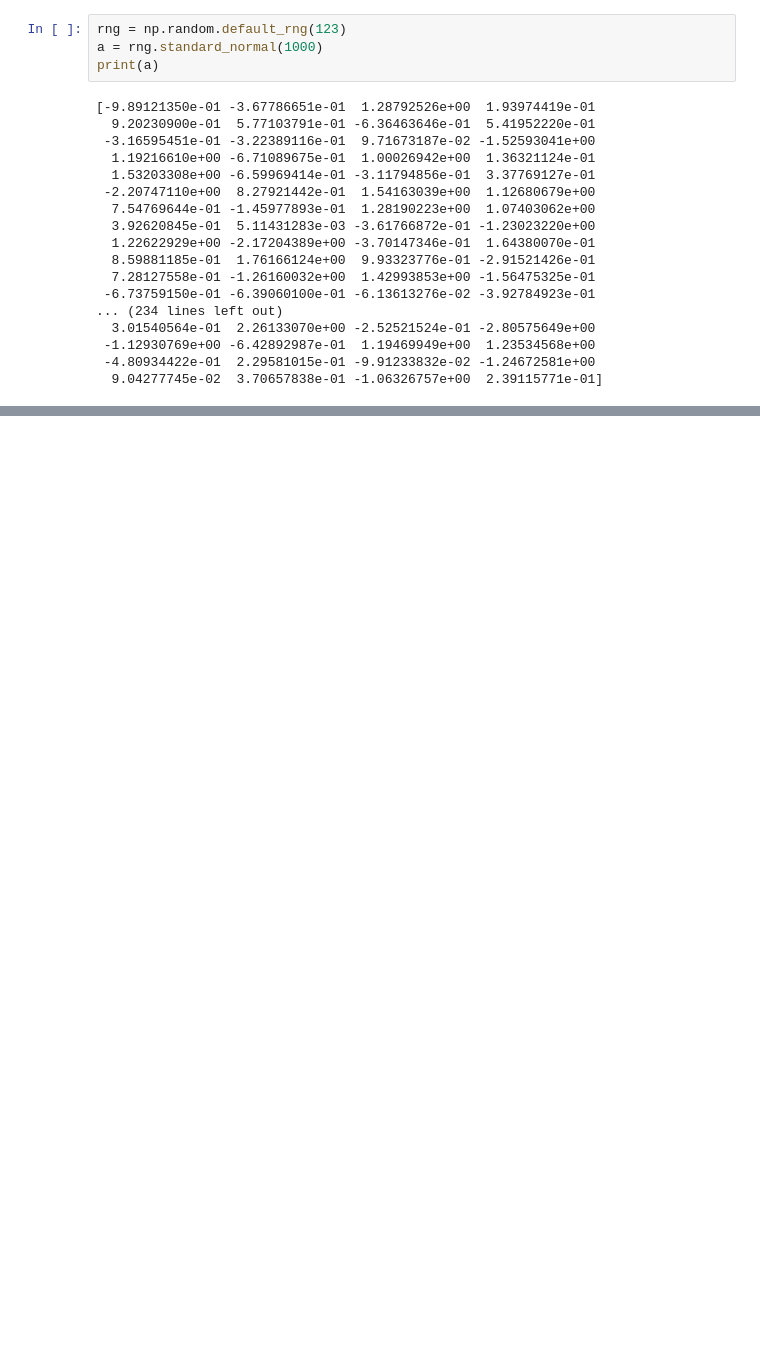
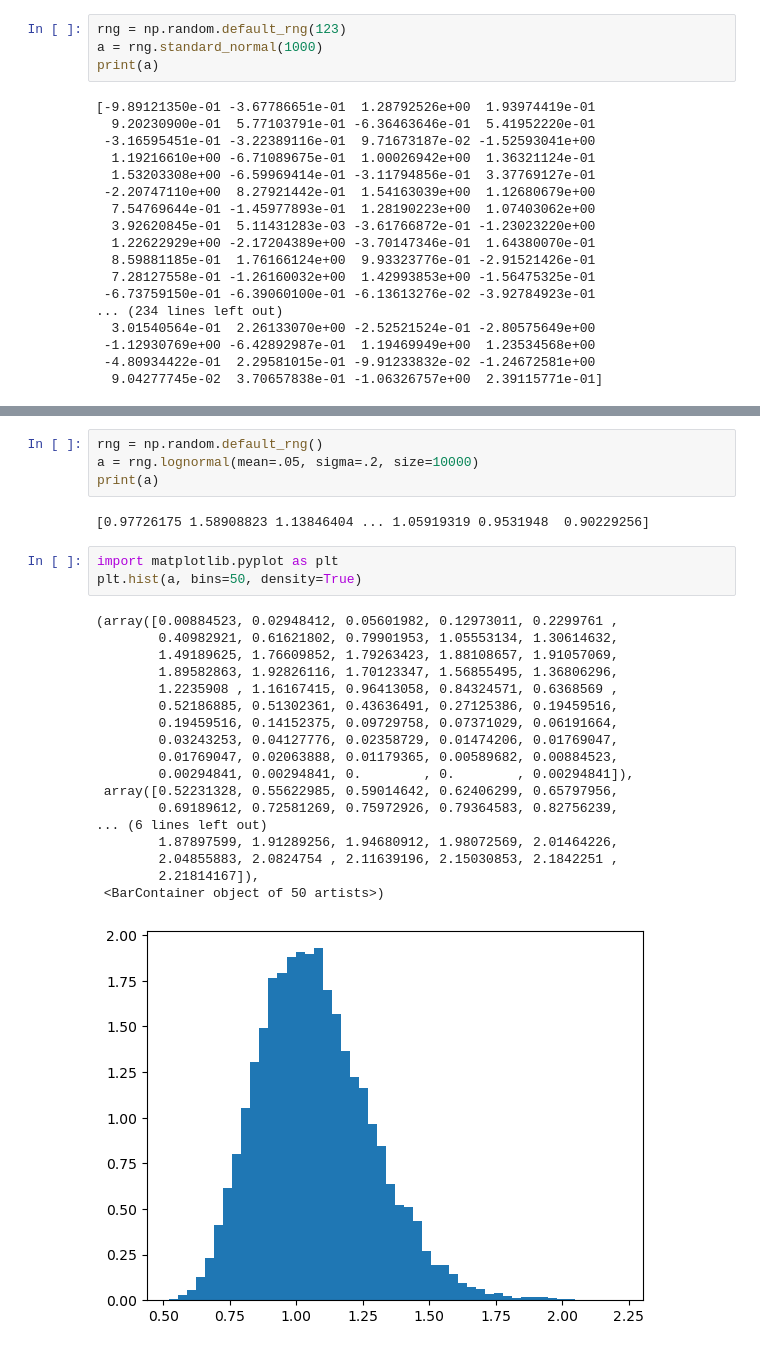
Before and after one commit to carlossilva23/Option-Pricing-Library, a Jupyter notebook: Notebooks/NumPyExercises2.ipynb, the cells around one changed output, grey strips where cells are left out. Cells and saved outputs as stored; diff of their text form; blank space fills up the shorter version.

```diff
--- a/Notebooks/NumPyExercises2.ipynb
+++ b/Notebooks/NumPyExercises2.ipynb
@@ -110,0 +135,28 @@ print(a.std())
+# %%
+rng = np.random.default_rng()
+a = rng.lognormal(mean=.05, sigma=.2, size=10000)
+print(a)
+# %% [output]
+[0.97726175 1.58908823 1.13846404 ... 1.05919319 0.9531948  0.90229256]
+# %%
+import matplotlib.pyplot as plt
+plt.hist(a, bins=50, density=True)
+# %% [output]
+(array([0.00884523, 0.02948412, 0.05601982, 0.12973011, 0.2299761 ,
+        0.40982921, 0.61621802, 0.79901953, 1.05553134, 1.30614632,
+        1.49189625, 1.76609852, 1.79263423, 1.88108657, 1.91057069,
+        1.89582863, 1.92826116, 1.70123347, 1.56855495, 1.36806296,
+        1.2235908 , 1.16167415, 0.96413058, 0.84324571, 0.6368569 ,
+        0.52186885, 0.51302361, 0.43636491, 0.27125386, 0.19459516,
+        0.19459516, 0.14152375, 0.09729758, 0.07371029, 0.06191664,
+        0.03243253, 0.04127776, 0.02358729, 0.01474206, 0.01769047,
+        0.01769047, 0.02063888, 0.01179365, 0.00589682, 0.00884523,
+        0.00294841, 0.00294841, 0.        , 0.        , 0.00294841]),
+ array([0.52231328, 0.55622985, 0.59014642, 0.62406299, 0.65797956,
+        0.69189612, 0.72581269, 0.75972926, 0.79364583, 0.82756239,
+... (6 lines left out)
+        1.87897599, 1.91289256, 1.94680912, 1.98072569, 2.01464226,
+        2.04855883, 2.0824754 , 2.11639196, 2.15030853, 2.1842251 ,
+        2.21814167]),
+ <BarContainer object of 50 artists>)
+[figure, added]
```
Also changed, not shown: parts of 12 cells of this notebook, 2 other files.
